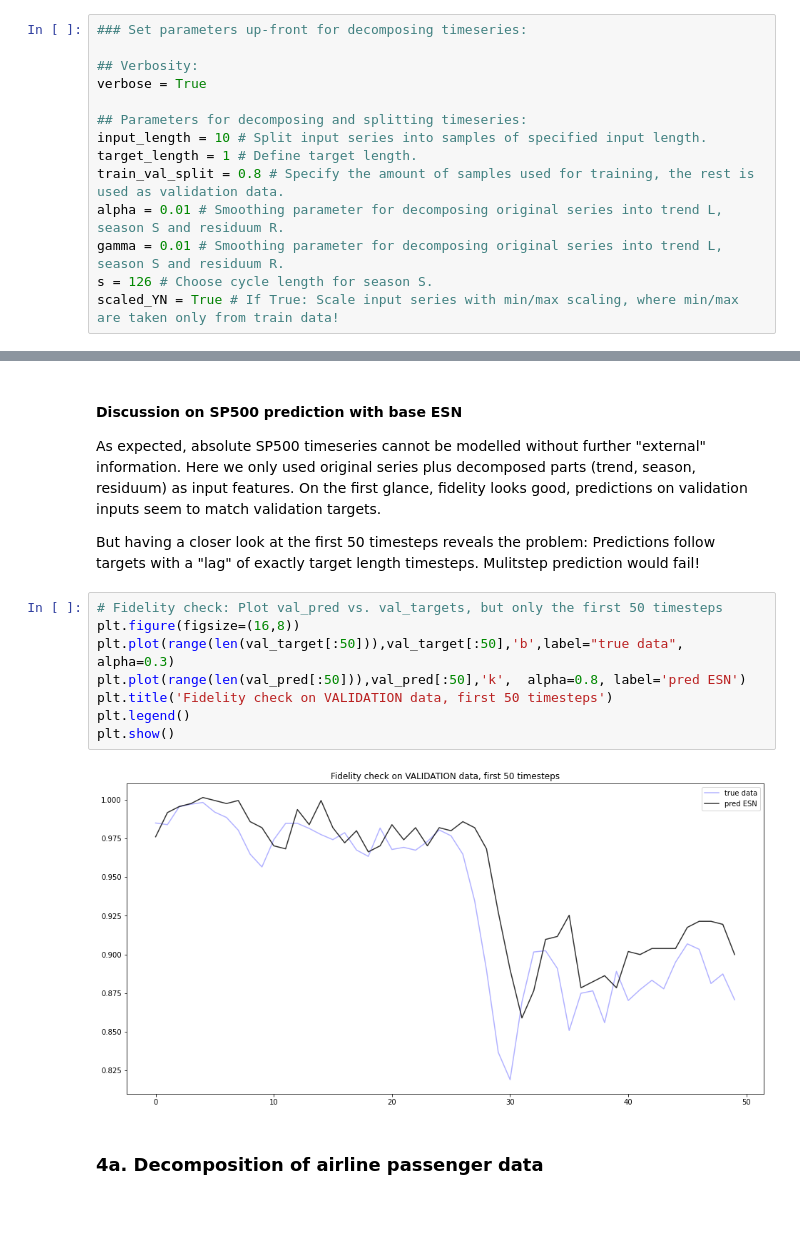
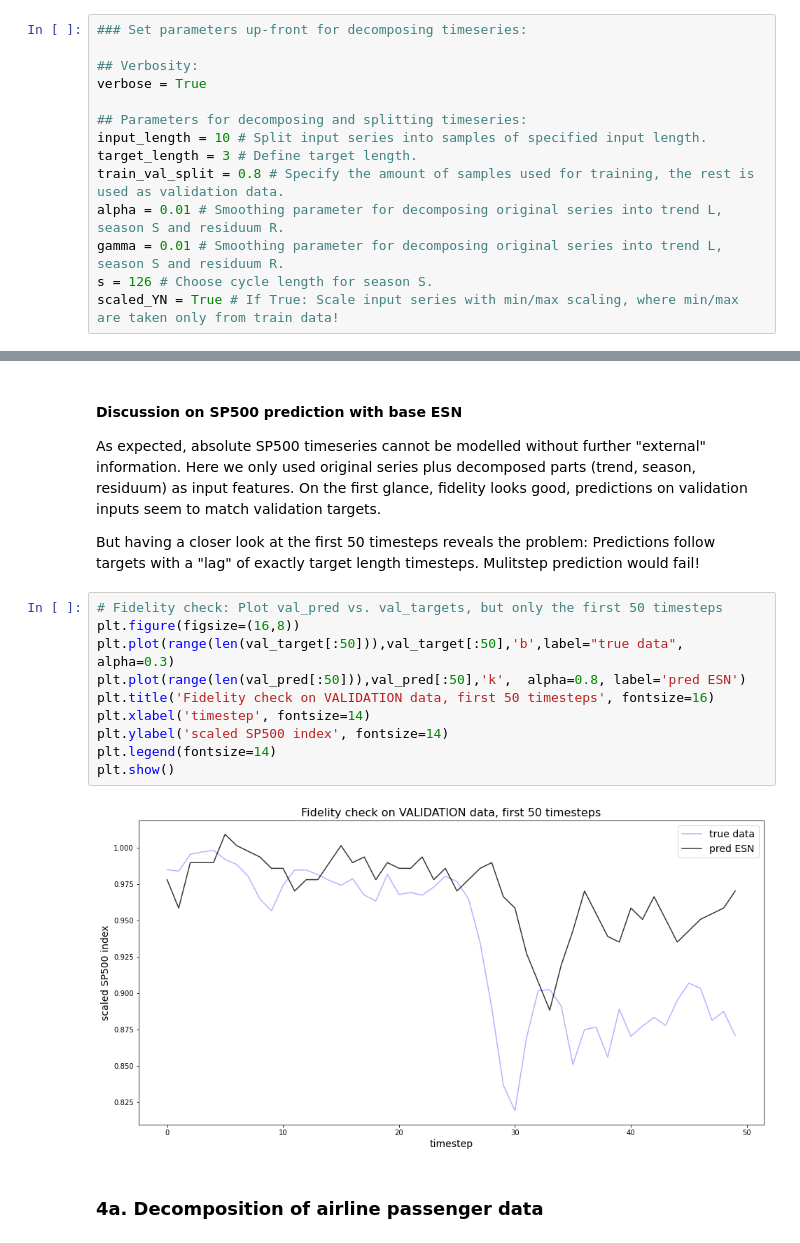
Before and after one commit to MarcoLandtHayen/EchoStateNetworks, a Jupyter notebook: notebooks/ESN_wrapUP_decomposition_and_DeepESN.ipynb, the cells around one changed output, grey strips where cells are left out. Cells and saved outputs as stored; diff of their text form; blank space fills up the shorter version.

```diff
--- a/notebooks/ESN_wrapUP_decomposition_and_DeepESN.ipynb
+++ b/notebooks/ESN_wrapUP_decomposition_and_DeepESN.ipynb
@@ -246,7 +246,7 @@ verbose = True
 
 ## Parameters for decomposing and splitting timeseries:
 input_length = 10 # Split input series into samples of specified input length.
-target_length = 1 # Define target length.
+target_length = 3 # Define target length.
 train_val_split = 0.8 # Specify the amount of samples used for training, the rest is used as validation data.
 alpha = 0.01 # Smoothing parameter for decomposing original series into trend L, season S and residuum R.
 gamma = 0.01 # Smoothing parameter for decomposing original series into trend L, season S and residuum R.
@@ -444,13 +438,15 @@ But having a closer look at the first 50 timesteps reveals the problem: Predicti
 # %%
 # Fidelity check: Plot val_pred vs. val_targets, but only the first 50 timesteps
 plt.figure(figsize=(16,8))
 plt.plot(range(len(val_target[:50])),val_target[:50],'b',label="true data", alpha=0.3)
 plt.plot(range(len(val_pred[:50])),val_pred[:50],'k',  alpha=0.8, label='pred ESN')
-plt.title('Fidelity check on VALIDATION data, first 50 timesteps')
-plt.legend()
+plt.title('Fidelity check on VALIDATION data, first 50 timesteps', fontsize=16)
+plt.xlabel('timestep', fontsize=14)
+plt.ylabel('scaled SP500 index', fontsize=14)
+plt.legend(fontsize=14)
 plt.show()
 # %% [output]
-[figure, old version]
+[figure, new version]
 # %% [markdown]
 ### 4a. Decomposition of airline passenger data
 # %%
```
Also changed, not shown: parts of 41 cells of this notebook, 2 other files.
